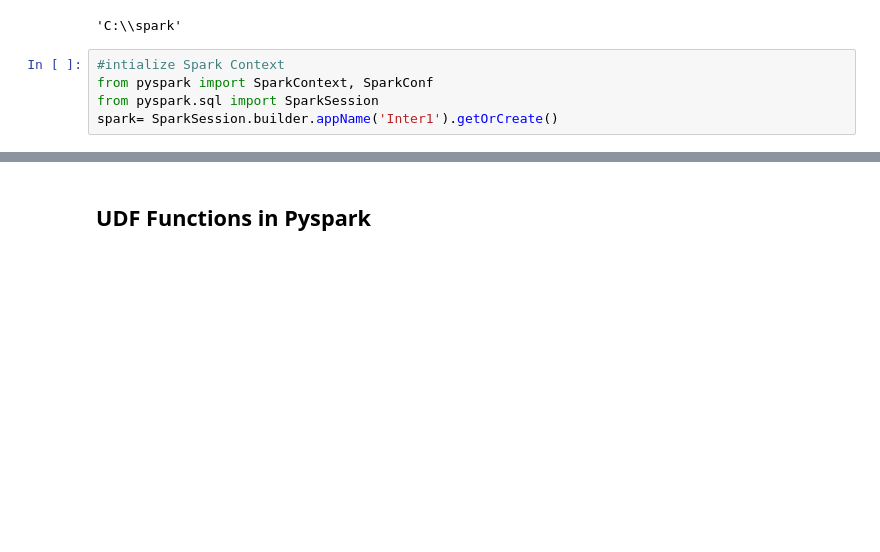
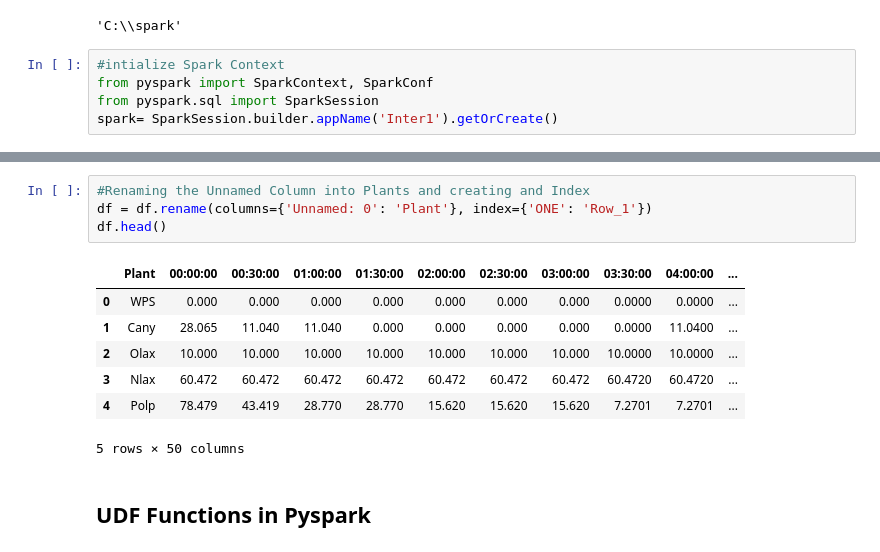
Before and after one commit to PanduDcau/Data-Analysis-Intern, a Jupyter notebook: Data Processing/Table Manipulation/PySpark Part 1.ipynb, the cells around one changed output, grey strips where cells are left out. Saved outputs shown, nothing was run; the diff lists cells and outputs as text; blank space fills up the shorter version.

```diff
--- a/Data Processing/Table Manipulation/PySpark Part 1.ipynb
+++ b/Data Processing/Table Manipulation/PySpark Part 1.ipynb
@@ -39,3 +82,15 @@ intern2.dtypes
+# %%
+#Renaming the Unnamed Column into Plants and creating and Index
+df = df.rename(columns={'Unnamed: 0': 'Plant'}, index={'ONE': 'Row_1'})
+df.head()
+# %% [output]
+|  | Plant | 00:00:00 | 00:30:00 | 01:00:00 | 01:30:00 | 02:00:00 | 02:30:00 | 03:00:00 | 03:30:00 | 04:00:00 | ... |
+| 0 | WPS | 0.000 | 0.000 | 0.000 | 0.000 | 0.000 | 0.000 | 0.000 | 0.0000 | 0.0000 | ... |
+| 1 | Cany | 28.065 | 11.040 | 11.040 | 0.000 | 0.000 | 0.000 | 0.000 | 0.0000 | 11.0400 | ... |
+| 2 | Olax | 10.000 | 10.000 | 10.000 | 10.000 | 10.000 | 10.000 | 10.000 | 10.0000 | 10.0000 | ... |
+| 3 | Nlax | 60.472 | 60.472 | 60.472 | 60.472 | 60.472 | 60.472 | 60.472 | 60.4720 | 60.4720 | ... |
+| 4 | Polp | 78.479 | 43.419 | 28.770 | 28.770 | 15.620 | 15.620 | 15.620 | 7.2701 | 7.2701 | ... |
+5 rows × 50 columns
 # %% [markdown]
 ## UDF Functions in Pyspark
 # %%
```
Also changed, not shown: parts of 41 cells of this notebook, 1 other file.
